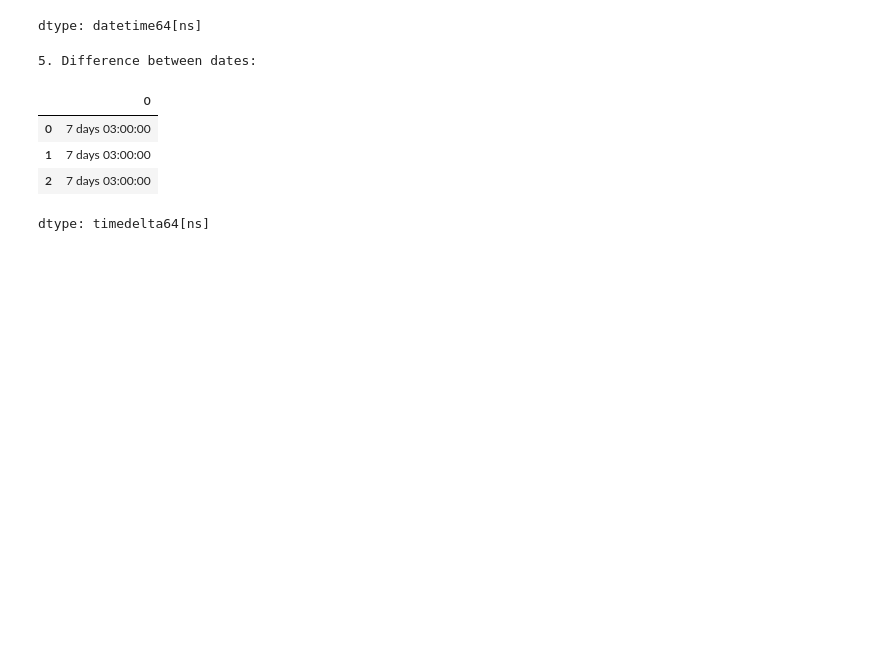
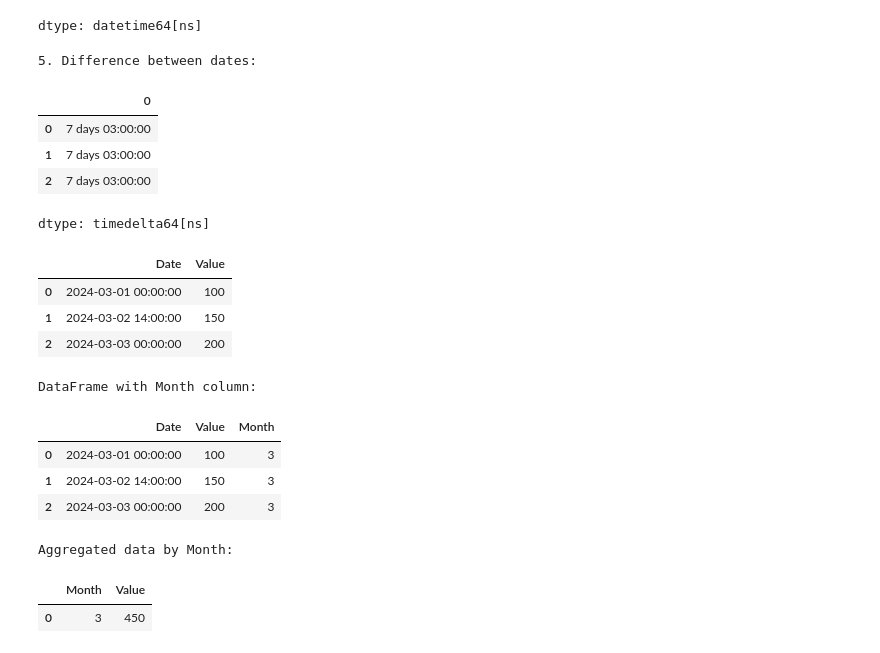
Before and after one commit to omarfarukcse/Machine-learning, a Jupyter notebook: Pandas_Practice.ipynb, the cells around one changed output. Cells and saved outputs as stored; diff of their text form; code cells hidden in the pictures; blank space fills up the shorter version.

```diff
--- a/Pandas_Practice.ipynb
+++ b/Pandas_Practice.ipynb
@@ -327,3 +327,35 @@ dtype: datetime64[ns]
 | 1 | 7 days 03:00:00 |
 | 2 | 7 days 03:00:00 |
 dtype: timedelta64[ns]
+# %%
+# Create a sample DataFrame with datetime objects and values
+df_time_data = pd.DataFrame({
+    'Date': converted_dates,
+    'Value': [100, 150, 200]
+})
+display(df_time_data)
+# %% [output]
+|  | Date | Value |
+| 0 | 2024-03-01 00:00:00 | 100 |
+| 1 | 2024-03-02 14:00:00 | 150 |
+| 2 | 2024-03-03 00:00:00 | 200 |
+# %%
+# Extract the month from the 'Date' column
+df_time_data['Month'] = df_time_data['Date'].dt.month
+print("\nDataFrame with Month column:")
+display(df_time_data)
+# %% [output]
+DataFrame with Month column:
+|  | Date | Value | Month |
+| 0 | 2024-03-01 00:00:00 | 100 | 3 |
+| 1 | 2024-03-02 14:00:00 | 150 | 3 |
+| 2 | 2024-03-03 00:00:00 | 200 | 3 |
+# %%
+# Group by month and aggregate (e.g., sum the 'Value' column)
+monthly_agg = df_time_data.groupby('Month')['Value'].sum().reset_index()
+print("\nAggregated data by Month:")
+display(monthly_agg)
+# %% [output]
+Aggregated data by Month:
+|  | Month | Value |
+| 0 | 3 | 450 |
```
Also changed, not shown: parts of 2 cells of this notebook.
